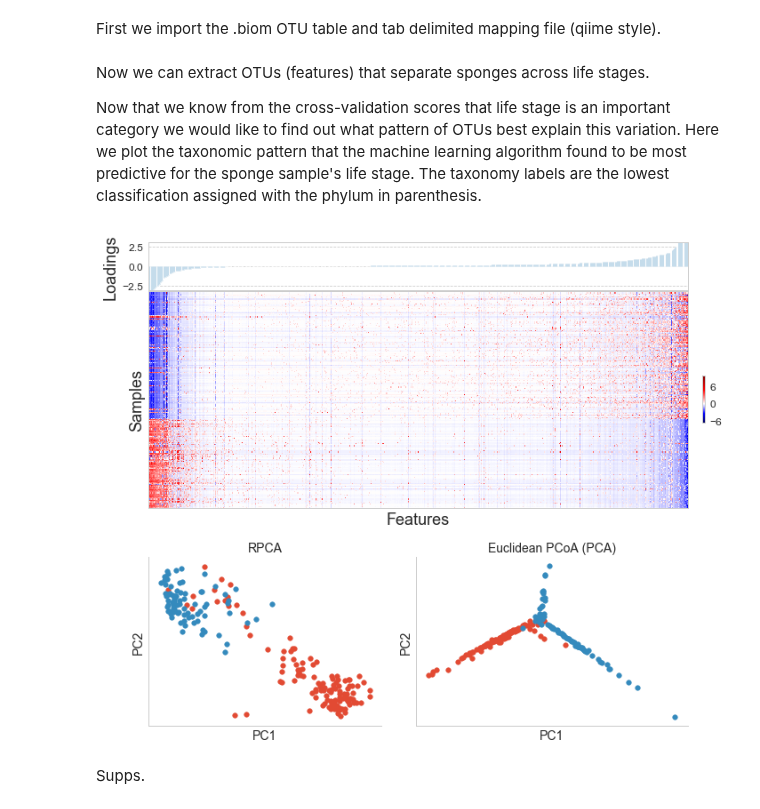
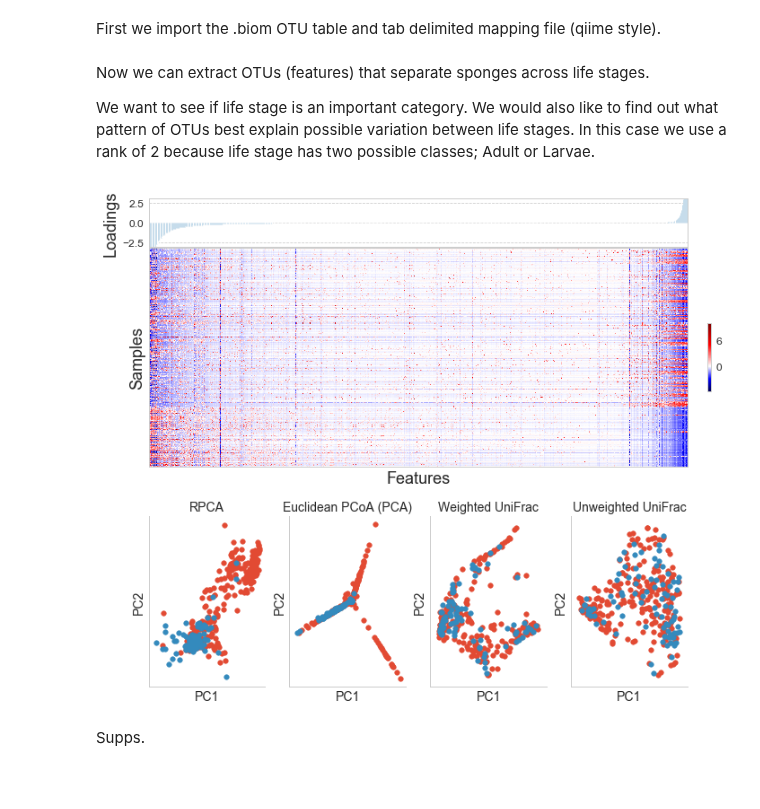
Before and after one commit to biocore/DEICODE, a Jupyter notebook: Examples/sponge_biom.ipynb, the cells around one changed output. Cells and saved outputs as stored; diff of their text form; code cells hidden in the pictures; blank space fills up the shorter version.

```diff
--- a/Examples/sponge_biom.ipynb
+++ b/Examples/sponge_biom.ipynb
@@ -52,7 +52,7 @@ from biom import load_table
 from gneiss.util import match
 
 # import observation data
-in_biom='data/Thomas_sponge_communities.biom' #import biom file
+in_biom='data/sponge_table.biom' #import biom file
 table = load_table(in_biom)
 sample_filter = lambda val, id_, md: sum(val) > 500
 table = table.filter(sample_filter, axis='sample')
@@ -67,19 +67,18 @@ taxonomy.columns=['kingdom', 'phylum', 'class', 'order',
 taxonomy['taxonomy'] = taxonomy[taxonomy.columns].apply(lambda x: ';'.join(x), axis=1)
 
 #mapping import
-map_file='data/Thomas_sponge_communities_clean.txt' #import metadata
+map_file='data/sponge_mapping.txt' #import metadata
 mappingdf= pd.read_table('%s'%map_file, index_col=0,low_memory=False)
 
 #match the tables
 otutabledf,mappingdf=match(otutabledf,mappingdf)
-otutabledf = otutabledf.loc[:, otutabledf.sum(axis=0) > 10]
 # %% [markdown]
 Now we can extract OTUs (features) that separate sponges across life stages.
 
- Now that we know from the cross-validation scores that life stage is an important category we would like to find out what pattern of OTUs best explain this variation.  Here we plot the taxonomic pattern that the machine learning algorithm found to be most predictive for the sponge sample's life stage. The taxonomy labels are the lowest classification assigned with the phylum in parenthesis.
+We want to see if life stage is an important category. We would also like to find out what pattern of OTUs best explain possible variation between life stages. In this case we use a rank of 2 because life stage has two possible classes; Adult or Larvae.
 # %%
 table_norm=rclr(center=False).fit_transform(otutabledf.copy())
-opt=OptSpace(rank=2,iteration=25,tol=1e-5).fit(table_norm)
+opt=OptSpace(rank=2,iteration=5,tol=1e-1).fit(table_norm)
 solution=opt.transform()
 solution_inv=inverse_rclr().fit_transform(solution)
 
@@ -89,12 +88,14 @@ sample_loading=pd.DataFrame(opt.sample_weights,index=otutabledf.index)
 feature_loading=pd.DataFrame(opt.feature_weights,index=otutabledf.columns)
 
 method='euclidean'
+raw_uni=pd.read_table('data/normalized_weighted_unifrac.tsv',index_col=0)
+raw_uni_un=pd.read_table('data/unweighted_unifrac.tsv',index_col=0)
 raw_res = pcoa(DistanceMatrix(pdist(otutabledf.as_matrix(), method),
                               list(otutabledf.index)))
 
 #save values to df
 feature_loading = feature_loading.sort_values(by=0)
-life_stage = mappingdf['Life Stage'].sort_values()
+life_stage = mappingdf['life_stage'].sort_values()
 sample_loading = sample_loading.rename(columns={0: 'PC1', 1: 'PC2'})
 # %%
 def plot_lifestage(samples, md, ax):
@@ -108,7 +109,7 @@ def plot_lifestage(samples, md, ax):
     ax : matplotlib.Axes
         Contains matplotlib axes object
     """
-    idx = md['Life Stage'] == 'Adult'
+    idx = md['life_stage'] == 'Adult'
     ax.scatter(samples.loc[idx, 'PC1'], samples.loc[idx, 'PC2'], label='Adult')
     ax.scatter(samples.loc[~idx, 'PC1'], samples.loc[~idx, 'PC2'], label='Larvae')
 
@@ -141,13 +142,15 @@ class MidpointNormalize(colors.Normalize):
 
 
 fig = plt.figure(figsize=(10, 10), facecolor='white')
-gs = gridspec.GridSpec(100, 100)
-ax_map = plt.subplot(gs[10:55, :97])
-ax_bar = plt.subplot(gs[0:10, :97])
-ax_cbar = plt.subplot(gs[10:55, 97:])
+gs = gridspec.GridSpec(100, 120)
+ax_map = plt.subplot(gs[10:55, :115])
+ax_bar = plt.subplot(gs[0:10, :115])
+ax_cbar = plt.subplot(gs[10:55, 115:])
 
-ax_raw_complete = plt.subplot(gs[65:, :42])
-ax_raw_bray = plt.subplot(gs[65:, 48:97])
+ax_raw_complete = plt.subplot(gs[65:, :25])
+ax_raw_bray = plt.subplot(gs[65:, 30:55])
+ax_raw_uni = plt.subplot(gs[65:, 60:85])
+ax_raw_uni_un = plt.subplot(gs[65:, 90:115])
 
 ind = np.arange(feature_loading.shape[0])
 ax_bar.bar(ind, feature_loading[0],color='#1f78b4',alpha=1)
@@ -161,37 +164,42 @@ ax_bar.set_ylabel('Loadings', fontsize=18)
 ax_bar.tick_params(labelsize=12)
 
 sorted_df = otutabledf.reindex(index=life_stage.index, columns=feature_loading.index)
+sorted_df = sorted_df.loc[:, sorted_df.sum(axis=0) > 50]
 img = ax_map.imshow(clr(centralize(sorted_df+1)), aspect='auto',
                     norm=MidpointNormalize(midpoint=0.),
                     interpolation='nearest', cmap='seismic')
 ax_map.set_xticks([])
 ax_map.set_yticks([])
 ax_map.set_xlabel('Features', fontsize=18)
 ax_map.set_ylabel('Samples', fontsize=18)
 ax_map.grid()
 
 cbar = fig.colorbar(img, ax=ax_cbar)
 cbar.ax.tick_params(labelsize=12)
 tick_locator = ticker.MaxNLocator(nbins=3)
 cbar.locator = tick_locator
 cbar.update_ticks()
 ax_cbar.grid()
 ax_cbar.set_xticks([])
 ax_cbar.set_yticks([])
 ax_cbar.axis('off')
 
 ax_cbar.grid()
 ax_cbar.set_xticks([])
 ax_cbar.set_yticks([])
 
 ax_raw_complete = plot_lifestage(sample_loading, mappingdf, ax_raw_complete)
 ax_raw_bray = plot_lifestage(raw_res.samples, mappingdf, ax_raw_bray)
+ax_raw_uni = plot_lifestage(raw_uni, mappingdf, ax_raw_uni)
+ax_raw_uni_un = plot_lifestage(raw_uni_un, mappingdf, ax_raw_uni_un)
+ax_raw_uni.set_title('Weighted UniFrac', fontsize=14)
+ax_raw_uni_un.set_title('Unweighted UniFrac', fontsize=14)
 ax_raw_complete.set_title('RPCA', fontsize=14)
 ax_raw_bray.set_title('Euclidean PCoA (PCA)', fontsize=14)
 fig.savefig('figures/figure4.png')
 plt.show()
 # %% [output]
-[figure, old version]
+[figure, new version]
 # %% [markdown]
 Supps.
 # %%
```
Also changed, not shown: parts of 6 cells of this notebook, 35 other files.
